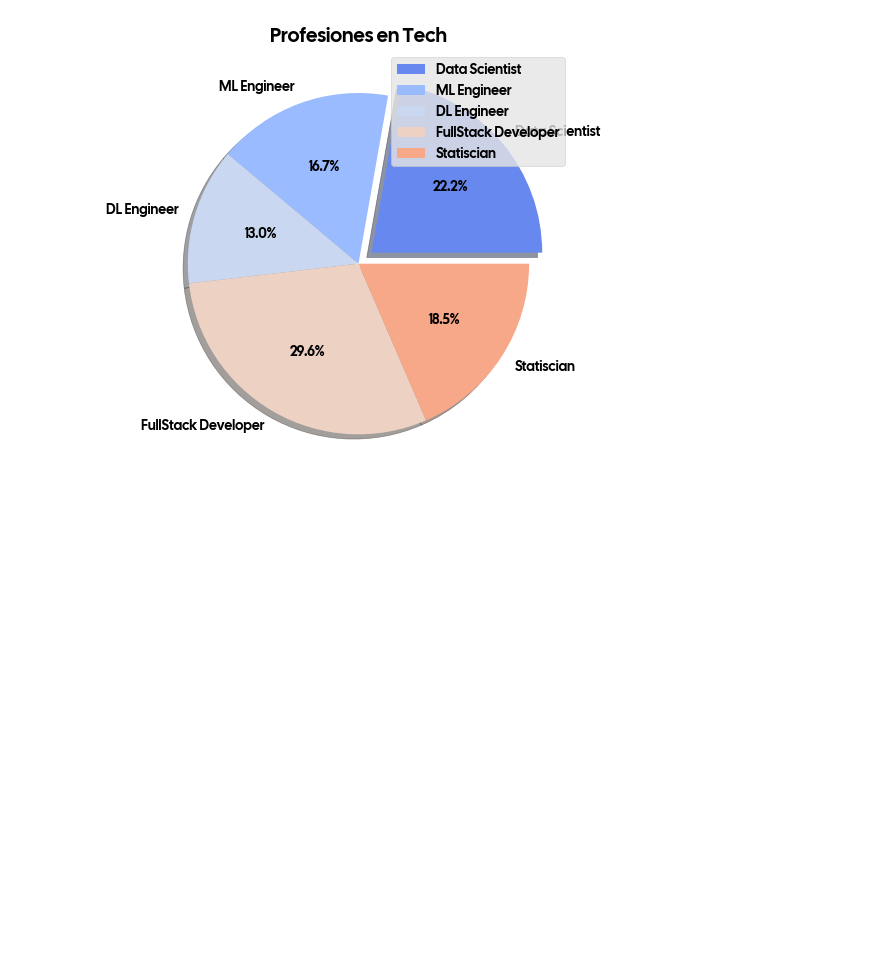
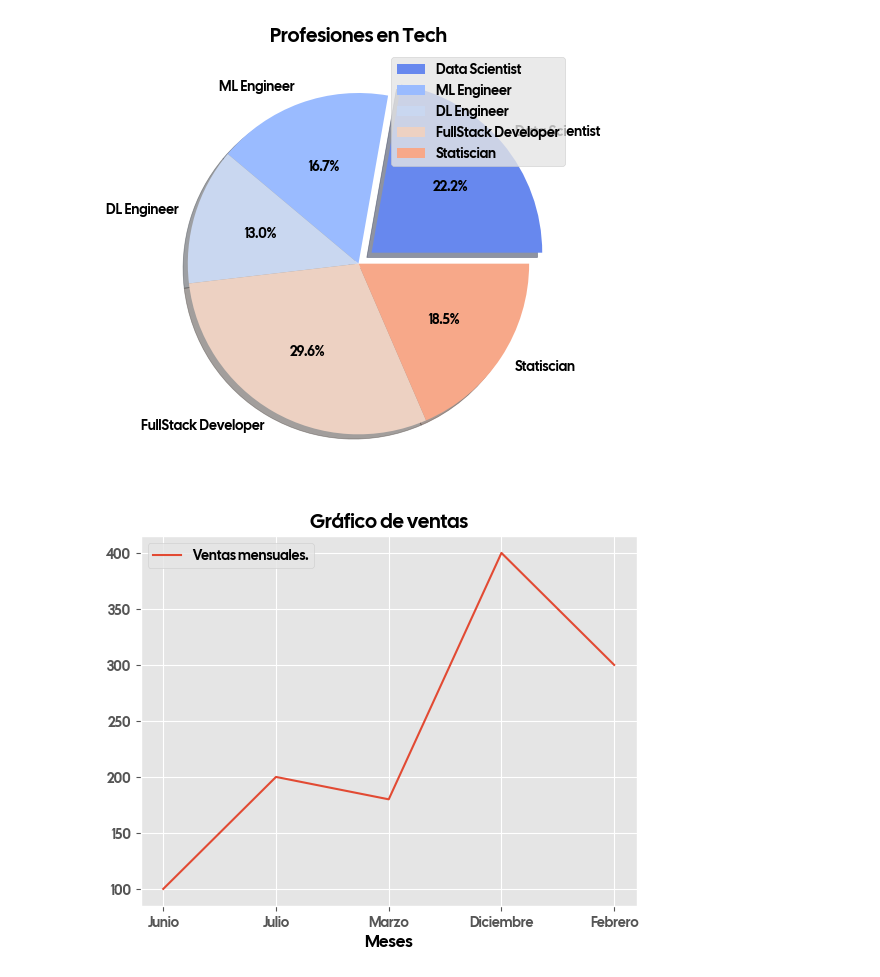
Before and after one commit to Jesus-David-Silva-Rangel-19/Simple-Visualization-Exercise-Python, a Jupyter notebook: Ejercicios_de_Visualización_Python.ipynb, the cells around one changed output. Cells and saved outputs as stored; diff of their text form; code cells hidden in the pictures; blank space fills up the shorter version.

```diff
--- a/Ejercicios_de_Visualización_Python.ipynb
+++ b/Ejercicios_de_Visualización_Python.ipynb
@@ -47,3 +49,14 @@ plt.tight_layout()
 plt.show()
 # %% [output]
 [figure]
+# %%
+meses = ["Junio", "Julio", "Marzo", "Diciembre", "Febrero"]
+ventas = [100, 200, 180, 400, 300]
+
+plt.plot(meses, ventas)
+plt.xlabel("Meses", fontweight="bold", color="black")
+plt.title("Gráfico de ventas")
+plt.legend(["Ventas mensuales.", "Número de ventas"])
+plt.show()
+# %% [output]
+[figure, added]
```
Also changed, not shown: parts of 1 cell of this notebook.
